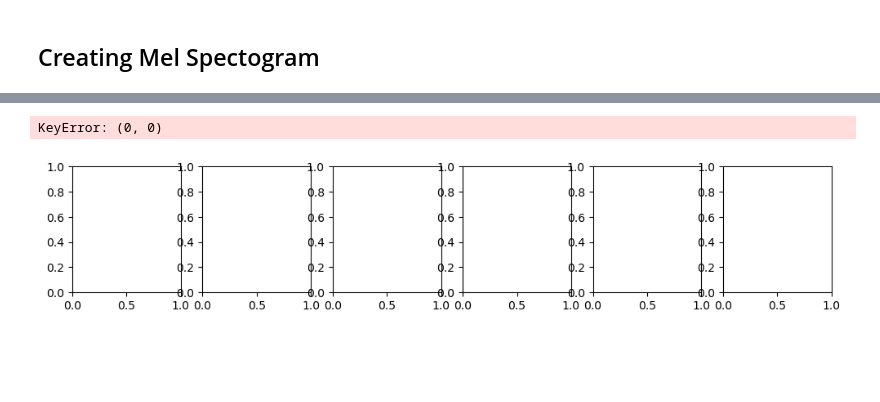
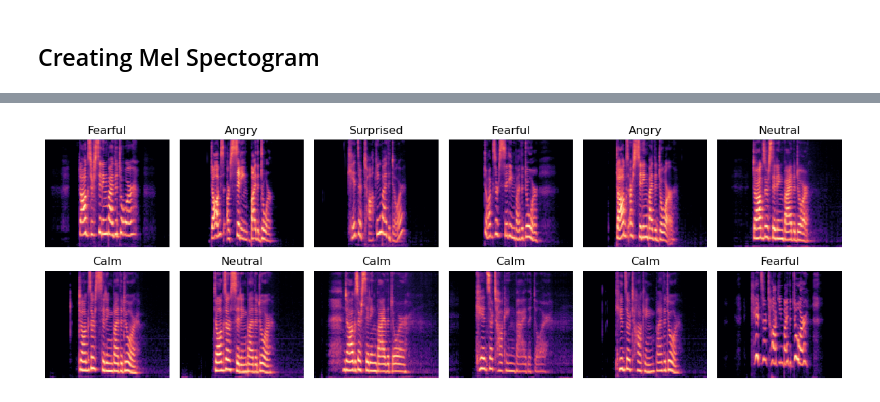
Before and after one commit to Hokalaka2/voice-emotion-classification, a Jupyter notebook: index.ipynb, the cells around one changed output, grey strips where cells are left out. Cells and saved outputs as stored; diff of their text form; code cells hidden in the pictures; blank space fills up the shorter version.

Commit message:
Figures
Co-authored-by: cbbaxter <cbbaxter@users.noreply.github.com>

```diff
--- a/index.ipynb
+++ b/index.ipynb
@@ -111,0 +119,21 @@ print(df_X.head())
+# %%
+import torch
+max_length = 0
+for i in range(len(df_X["Mel_sgram"])):
+    max_length = max(df_X["Mel_sgram"][i].shape[1], max_length)
+
+X = torch.empty(len(df_X["Mel_sgram"]), df_X["Mel_sgram"][0].shape[0], max_length)
+iter = 0
+for seq in df_X["Mel_sgram"]:
+    length = seq.shape[1]
+    seq = torch.tensor(seq)
+    if length < max_length:
+        pad = torch.zeros(128, max_length - length)
+        X[iter] = torch.cat((seq, pad), dim = 1)
+    else:
+        X[iter] = seq
+    iter += 1
+
+y = torch.tensor(df_y.values)
+# %%
+SAMPLE_RATE = df_X["Sample_rate"][0]
@@ -120,24 +172,15 @@ librosa.display.specshow(df_X["Mel_sgram"][0], sr=df_X["Sample_rate"][0], x_axis
 # %%
 from matplotlib import pyplot as plt
+EMOTIONS = ["Neutral", "Calm", "Happy", "Sad", "Angry", "Fearful", "Disgust", "Surprised"]
 
 def show_images(X, y, rows, cols, channel = 0):
-
     fig, axarr = plt.subplots(rows, cols, figsize = (2*cols, 2*rows))
     for i, ax in enumerate(axarr.ravel()):
-        ax.imshow(X[i, channel].detach())
-        ax.set(title = f"{emotions[y[i]]}")
+        librosa.display.specshow(X[i], sr=SAMPLE_RATE, x_axis='time', y_axis='mel', ax=ax)
+        ax.set(title = f"{EMOTIONS[y[i]-1]}")
         ax.axis("off")
     plt.tight_layout()
 
-show_images(df_X, df_y, 1, 6)
-emotions = ["Neutral", "Calm", "Happy", "Sad", "Angry", "Fearful", "Disgust"]
-# emotion["Neutral"] = (df_X["Emotion"] == 1)[0]
-# emotion["Calm"] = (df_X["Emotion"] == 2)
-# emotion["Neutral"] = df_X["Emotion"] == 3
-# emotion["Neutral"] = df_X["Emotion"] == 4
-# emotion["Neutral"] = df_X["Emotion"] == 5
-# emotion["Neutral"] = df_X["Emotion"] == 6
-# emotion["Neutral"] = df_X["Emotion"] == 7
+show_images(df_X["Mel_sgram"], y, 2, 6)
 # %% [output]
-KeyError: (0, 0)
-[figure, old version]
+[figure, new version]
```
Also changed, not shown: parts of 7 cells of this notebook.
